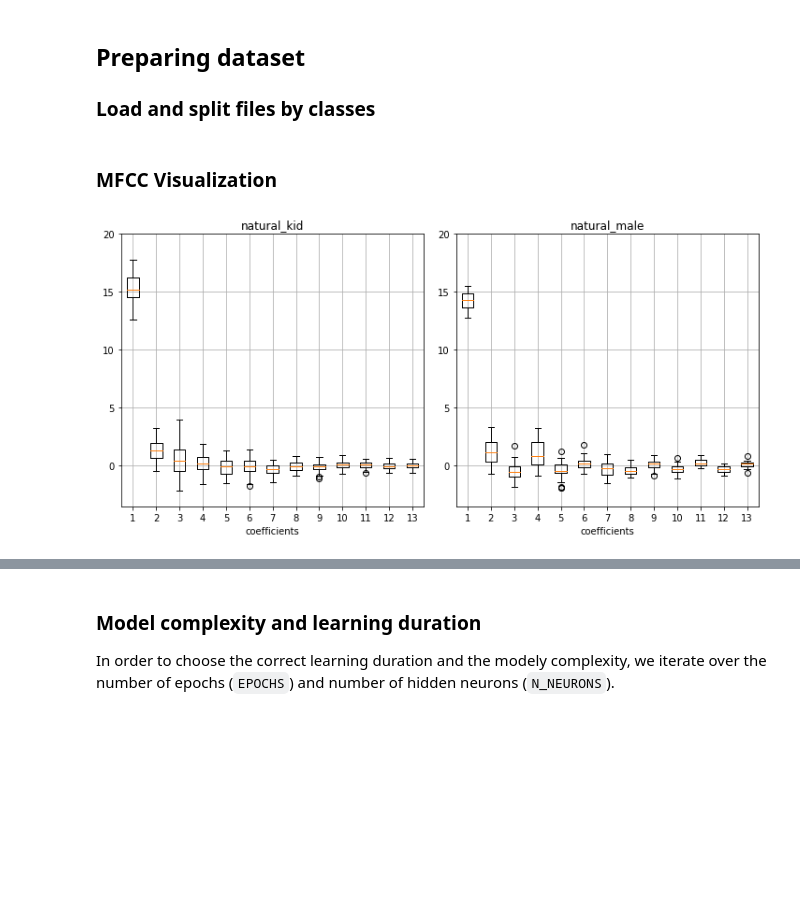
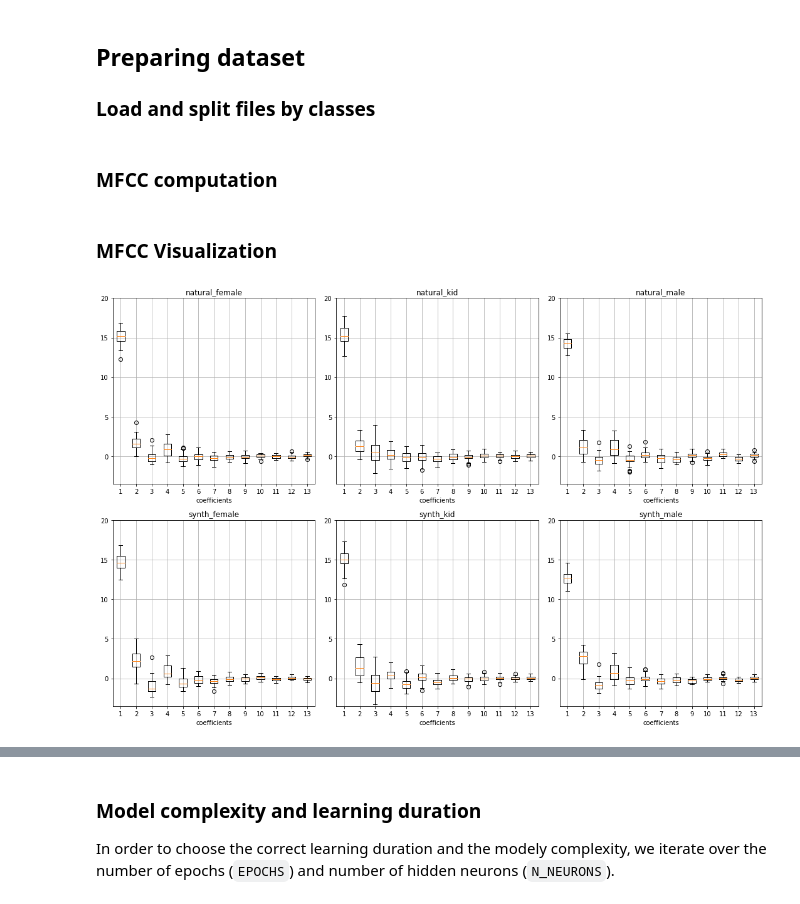
Before and after one commit to LifangHe/speaker-recognition, a Jupyter notebook: speaker_recognition-step_2.ipynb, the cells around one changed output, grey strips where cells are left out. Cells and saved outputs as stored; diff of their text form; code cells hidden in the pictures; blank space fills up the shorter version.

```diff
--- a/speaker_recognition-step_2.ipynb
+++ b/speaker_recognition-step_2.ipynb
@@ -29,8 +22,14 @@ assert len(VOWELS) > 0, ".wav files not found in " + path + " ! Please check the
 
 FILES = {
     'natural_male': glob.glob(path + '/nam*.wav'),
-    'natural_kid': glob.glob(path + '/nk*.wav')
+    'natural_female': glob.glob(path + '/naf*.wav'),
+    'natural_kid': glob.glob(path + '/nk*.wav'),
+    'synth_male': glob.glob(path + '/sam*.wav'),
+    'synth_female': glob.glob(path + '/saf*.wav'),
+    'synth_kid': glob.glob(path + '/sk*.wav')
 }
 
 # number of coefficients used
 MFCC_COEFFS = 13
+# %% [markdown]
+### MFCC computation
@@ -37,6 +143,22 @@ MFCC_COEFFS = 13
 # %% [markdown]
 ### MFCC Visualization
-# %%
-util.print_coeff_boxplot(['natural_male', 'natural_kid'], FILES)
-# %% [output]
-[figure, removed]
+# %%
+pl.figure(figsize=(15, 10))
+
+NUM_PLOTS = len(FILES)
+Y_MIN = -3.5
+Y_MAX = 20
+X_LABEL = 'coefficients'
+
+for plot_index, s_class in enumerate(sorted(FILES.keys())):
+    values = compute_mfcc(FILES[s_class])
+    pl.subplot(2, 3, plot_index + 1)
+    pl.ylim(Y_MIN, Y_MAX)
+    pl.boxplot(values)
+    pl.title(s_class)
+    pl.xlabel(X_LABEL)
+    pl.grid()
+
+pl.tight_layout()
+# %% [output]
+[figure, added]
```
Also changed, not shown: parts of 23 cells of this notebook, 11 other files.
